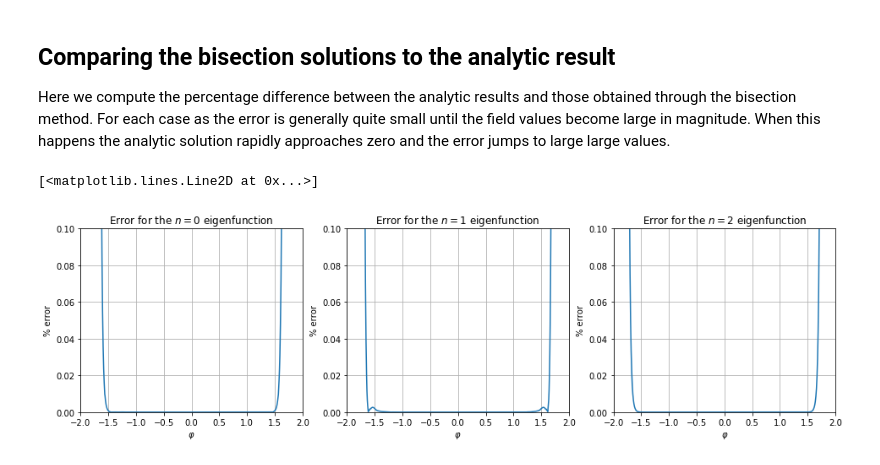
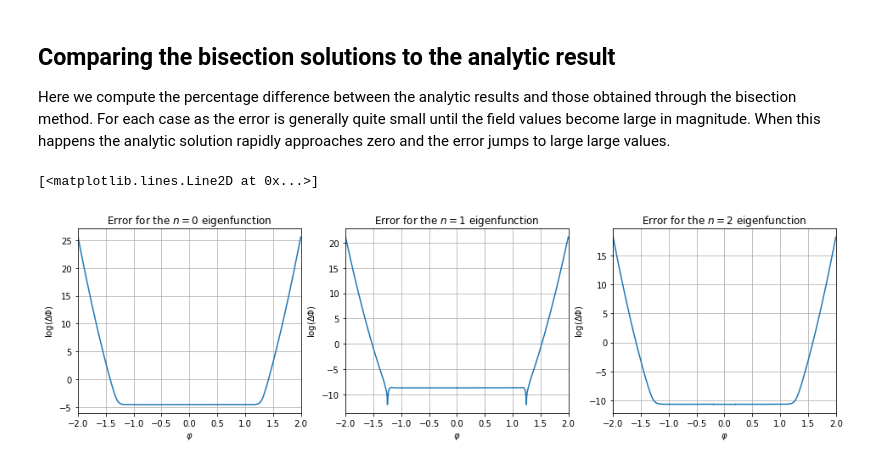
Before and after one commit to oleksiysmola/MSci-Project-Solving-the-Fokker-Planck-equation, a Jupyter notebook: Fokker-Planck Solver.ipynb, the cells around one changed output. Saved outputs shown, nothing was run; the diff lists cells and outputs as text; code cells hidden in the pictures.

```diff
--- a/Fokker-Planck Solver.ipynb
+++ b/Fokker-Planck Solver.ipynb
@@ -381,7 +378,7 @@ class bisection_method:
         # Initializing number of iterations
         iterations = 0
         # Loop that runs until we hit the desired tolerance or max_iterations is exceeded
-        while abs(V_new[-1,0]) > tolerance:
+        while self.high_eigenvalue - self.low_eigenvalue > tolerance:
             # Checks to see which boundary eigenvalue gives positive or negative diverging solutions
             if V_high[-1,0] > V_new[-1,0] > V_low[-1,0]:
                 # Checks if the midpoint eigenvalue gives negatively diverging solutions
@@ -438,17 +435,20 @@ class bisection_method:
 # Field
 field = np.linspace(0, 10, 3000)
 
+# Tolerance
+tolerance = 0.0000000001
+
 # Running the bisection algorithm for
 bisect = bisection_method([-0.1, 0.2])
-eigenvalue_0, V_0 = bisect.bisection_loop(V_even, field, 0.5, 250)
+eigenvalue_0, V_0 = bisect.bisection_loop(V_even, field, tolerance, 250)
 # %%
 # Running the bisection algorithm
 bisect = bisection_method([0.1, 0.5])
-eigenvalue_1, V_1 = bisect.bisection_loop(V_odd, field, 0.5, 250)
+eigenvalue_1, V_1 = bisect.bisection_loop(V_odd, field, tolerance, 250)
 # %%
 # Running the bisection algorithm
 bisect = bisection_method([0.4, 0.7])
-eigenvalue_2, V_2 = bisect.bisection_loop(V_even, field, 0.5, 250)
+eigenvalue_2, V_2 = bisect.bisection_loop(V_even, field, tolerance, 250)
 # %%
 # Eigenvalues
 print(eigenvalue_0, eigenvalue_1, eigenvalue_2)
@@ -514,43 +514,40 @@ analytic_0 = analytic_solution(0, field_full)
 analytic_1 = analytic_solution(1, field_full)
 analytic_2 = analytic_solution(2, field_full)
 
-# Calculates errors
-error_0 = abs((V_0 - analytic_0)/analytic_0)
-error_1 = abs((V_1 - analytic_1)/analytic_1)
-error_2 = abs((V_2 - analytic_2)/analytic_2)
+# Calculates log of errors
+error_0 = np.log(abs((V_0 - analytic_0)/analytic_0))
+error_1 = np.log(abs((V_1 - analytic_1)/analytic_1))
+error_2 = np.log(abs((V_2 - analytic_2)/analytic_2))
 
 # Plotting error
 fig = plt.figure(figsize=(16, 4))
 
 # n = 0 eigenfunction
 ax0 = fig.add_subplot(1,3,1)
 ax0.grid()
 ax0.set_title("Error for the $n=0$ eigenfunction")
-ax0.set_ylabel("% error")
+ax0.set_ylabel("log($\Delta\Phi$)")
 ax0.set_xlabel("$\\varphi$")
 ax0.set_xlim(-2, 2)
-ax0.set_ylim(0, 0.1)
 ax0.plot(field_full, error_0)
 
 # n = 1 eigenfunction
 ax1 = fig.add_subplot(1,3,2)
 ax1.grid()
 ax1.set_title("Error for the $n=1$ eigenfunction")
-ax1.set_ylabel("% error")
+ax1.set_ylabel("log($\Delta\Phi$)")
 ax1.set_xlabel("$\\varphi$")
 ax1.set_xlim(-2, 2)
-ax1.set_ylim(0, 0.1)
 ax1.plot(field_full, error_1)
 
 # n = 2 eigenfunction
 ax2 = fig.add_subplot(1,3,3)
 ax2.grid()
 ax2.set_title("Error for the $n=2$ eigenfunction")
-ax2.set_ylabel("% error")
+ax2.set_ylabel("log($\Delta\Phi$)")
 ax2.set_xlabel("$\\varphi$")
 ax2.set_xlim(-2, 2)
-ax2.set_ylim(0, 0.1)
 ax2.plot(field_full, error_2)
 # %% [output]
 [<matplotlib.lines.Line2D at 0x...>]
-[figure, old version]
+[figure, new version]
```
Also changed, not shown: parts of 15 cells of this notebook.
